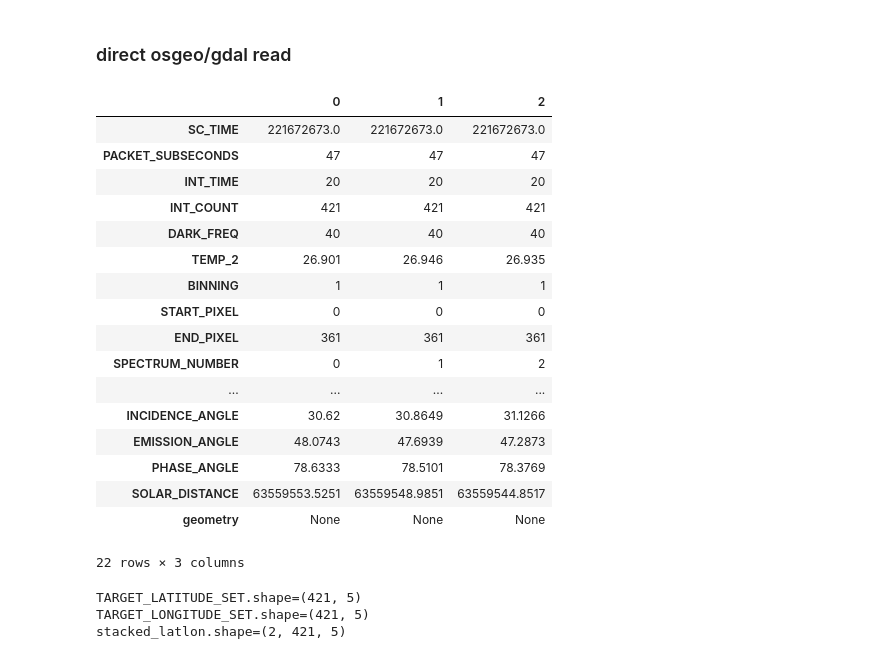
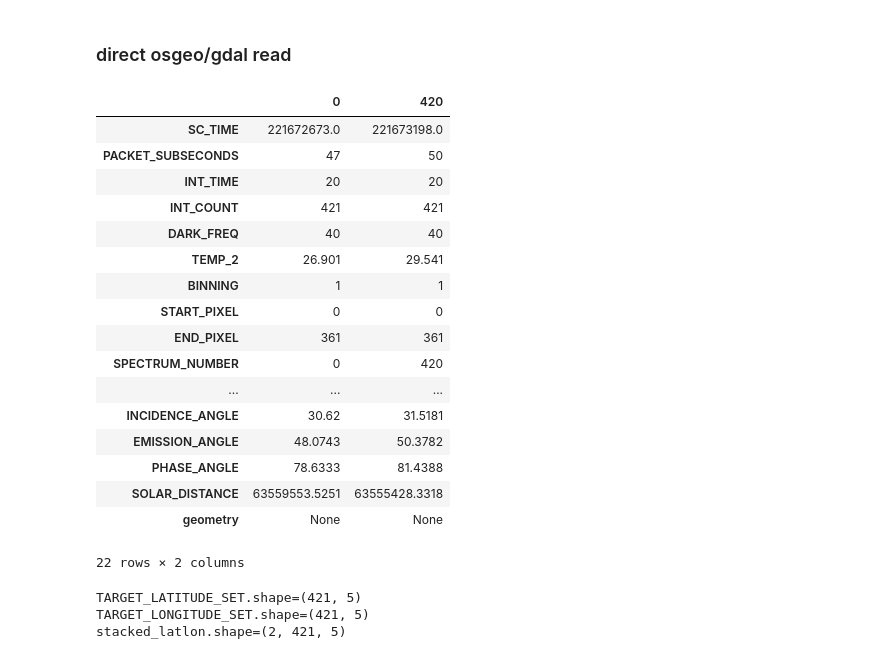
Before and after one commit to mariodamore/MESSENGER-MASCS-VIRS-geometry-calculator, a Jupyter notebook: notebooks/SPICE_MASCS.ipynb, the cells around one changed output. Drawn from its saved outputs; the diff is of its cells as text; code cells hidden in the pictures.

```diff
--- a/notebooks/SPICE_MASCS.ipynb
+++ b/notebooks/SPICE_MASCS.ipynb
@@ -44,36 +37,34 @@ import shapely
 # useful for displaying html, images and so on
 from IPython.display import display
 # %%
-file = "../data/raw/test/mess-e_v_h-mascs-3-virs-cdr-caldata-v1/messmas_2101/data/ddr/ob3/virs/mascs20131104/vis/virsvd_ob3_13308_015025.lbl"
-
 file = "../data/raw/test/mess-e_v_h-mascs-3-virs-cdr-caldata-v1/messmas_2101/data/ddr/orb/virs/mascs20110812/vis/virsvd_orb_11224_214005.lbl"
 # %%
 df = gpd.read_file(file,engine='fiona').drop(columns=['SPARE_1', 'SPARE_2', 'SPARE_3','SPARE_4', 'SPARE_5',]) # default engine, no warnings
-# %%
-df.head(3).T
-# %% [output]
-|  | 0 | 1 | 2 |
-| SC_TIME | 221672673.0 | 221672673.0 | 221672673.0 |
-| PACKET_SUBSECONDS | 47 | 47 | 47 |
-| INT_TIME | 20 | 20 | 20 |
-| INT_COUNT | 421 | 421 | 421 |
-| DARK_FREQ | 40 | 40 | 40 |
-| TEMP_2 | 26.901 | 26.946 | 26.935 |
-| BINNING | 1 | 1 | 1 |
-| START_PIXEL | 0 | 0 | 0 |
-| END_PIXEL | 361 | 361 | 361 |
-| SPECTRUM_NUMBER | 0 | 1 | 2 |
-| ... | ... | ... | ... |
-| INCIDENCE_ANGLE | 30.62 | 30.8649 | 31.1266 |
-| EMISSION_ANGLE | 48.0743 | 47.6939 | 47.2873 |
-| PHASE_ANGLE | 78.6333 | 78.5101 | 78.3769 |
-| SOLAR_DISTANCE | 63559553.5251 | 63559548.9851 | 63559544.8517 |
-| geometry | None | None | None |
-22 rows × 3 columns
 # %%
 # convert SPECTRUM_UTC_TIME to python datetime object
 from datetime import datetime
 df['SPECTRUM_UTC_TIME'] = pd.to_datetime(df['SPECTRUM_UTC_TIME'].map(lambda x : datetime.strptime(x.strip(), '%y%jT%H:%M:%S')))
+# %%
+df.iloc[[0,-1]].T
+# %% [output]
+|  | 0 | 420 |
+| SC_TIME | 221672673.0 | 221673198.0 |
+| PACKET_SUBSECONDS | 47 | 50 |
+| INT_TIME | 20 | 20 |
+| INT_COUNT | 421 | 421 |
+| DARK_FREQ | 40 | 40 |
+| TEMP_2 | 26.901 | 29.541 |
+| BINNING | 1 | 1 |
+| START_PIXEL | 0 | 0 |
+| END_PIXEL | 361 | 361 |
+| SPECTRUM_NUMBER | 0 | 420 |
+| ... | ... | ... |
+| INCIDENCE_ANGLE | 30.62 | 31.5181 |
+| EMISSION_ANGLE | 48.0743 | 50.3782 |
+| PHASE_ANGLE | 78.6333 | 81.4388 |
+| SOLAR_DISTANCE | 63559553.5251 | 63555428.3318 |
+| geometry | None | None |
+22 rows × 2 columns
 # %%
 # drop the index in a column
 df.index.name = 'pid' # primary ID
```
Also changed, not shown: parts of 8 cells of this notebook, 15 other files.
